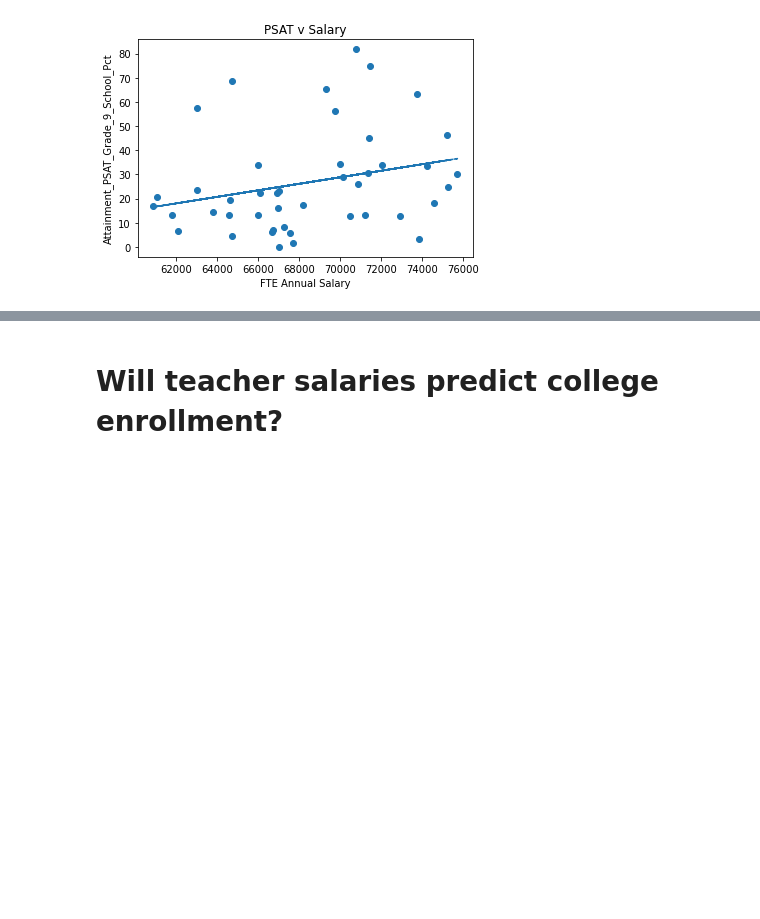
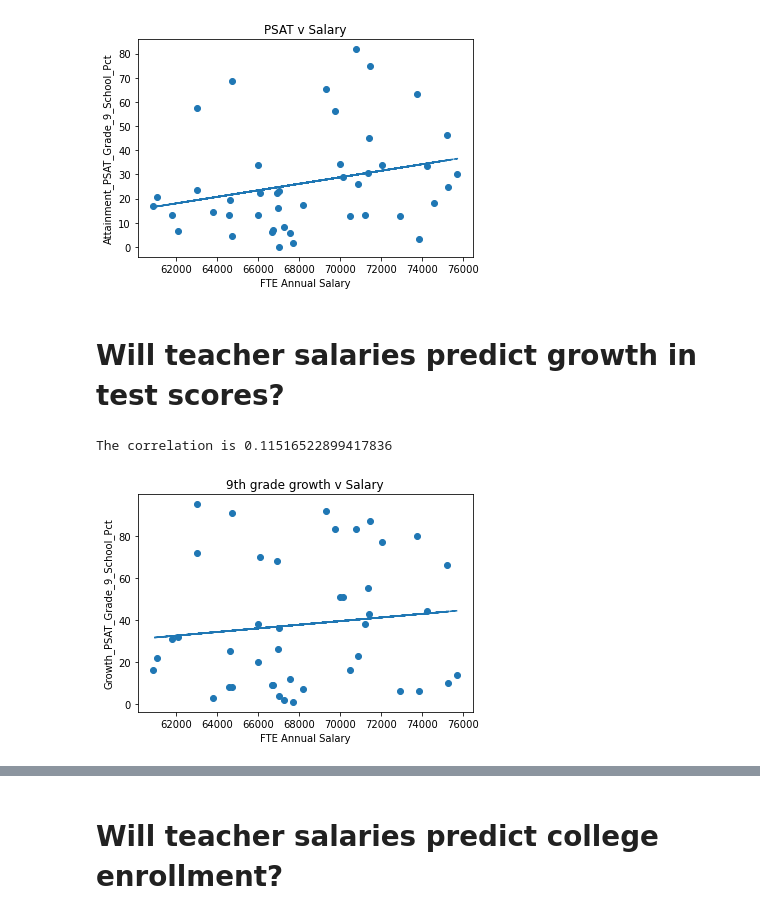
Before and after one commit to RiverJAM/CPS_Data_Analysis, a Jupyter notebook: Playing with Pies-Copy1.ipynb, the cells around one changed output, grey strips where cells are left out. Saved outputs shown, nothing was run; the diff lists cells and outputs as text; code cells hidden in the pictures; blank space fills up the shorter version.

```diff
--- a/Playing with Pies-Copy1.ipynb
+++ b/Playing with Pies-Copy1.ipynb
@@ -283,3 +283,27 @@ print(f'The correlation is {correlation[0]}')
 # %% [output]
 The correlation is 0.26631266450384394
 [figure]
+# %% [markdown]
+ # Will teacher salaries predict growth in test scores?
+# %%
+# 9th grade data
+ten_df = combined_df[[ 'Department' , 'FTE Annual Salary', 'Growth_PSAT_Grade_9_School_Pct']]
+cleaned_df = ten_df.dropna()
+x_values = cleaned_df.groupby(cleaned_df['Department']).mean()['FTE Annual Salary']
+y_values = cleaned_df.groupby(cleaned_df['Department']).mean()['Growth_PSAT_Grade_9_School_Pct']
+plt.scatter(x_values, y_values)
+plt.xlabel('FTE Annual Salary')
+plt.ylabel('Growth_PSAT_Grade_9_School_Pct')
+plt.title('9th grade growth v Salary')
+# Perform a linear regression on Annual Salary versus 11th Grade SAT Attainment
+vc_slope, vc_int, vc_r, vc_p, vc_std_err = st.linregress(x_values, y_values)
+# Create equation of line to calculate predicted 11th Grade SAT Attainment
+vc_fit = vc_slope * x_values + vc_int
+#plot regression line
+plt.plot(x_values,vc_fit,"--")
+
+correlation = st.pearsonr(x_values, y_values)
+print(f'The correlation is {correlation[0]}')
+# %% [output]
+The correlation is 0.11516522899417836
+[figure, added]
```
Also changed, not shown: parts of 2 cells of this notebook.
